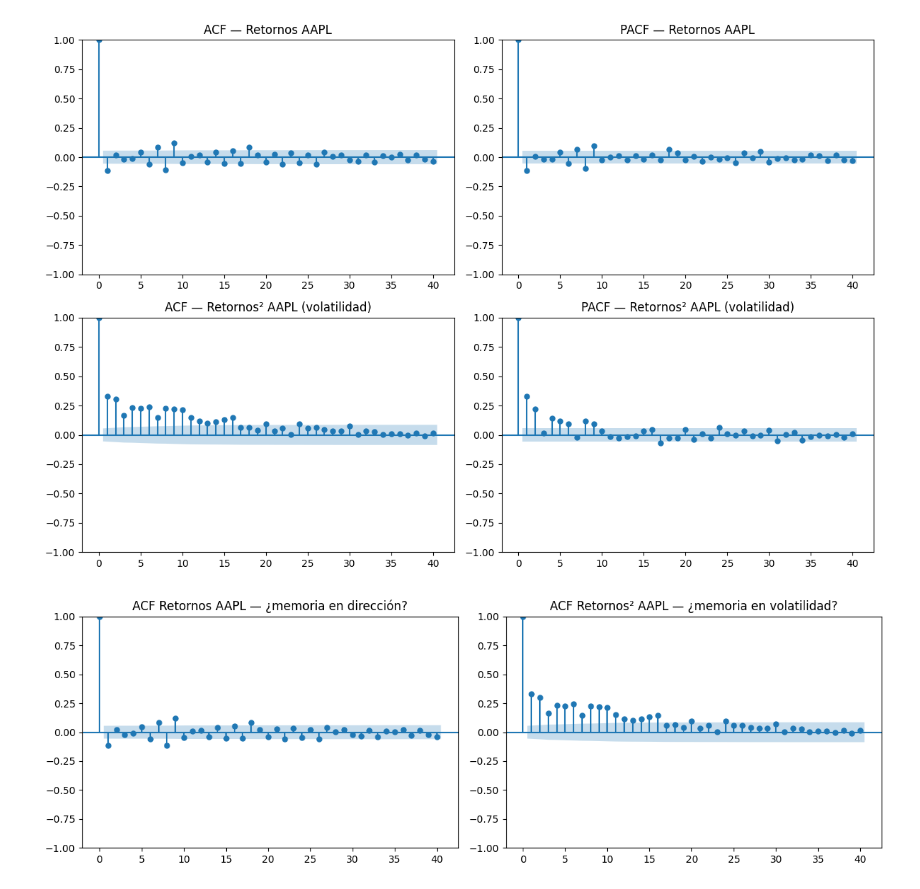
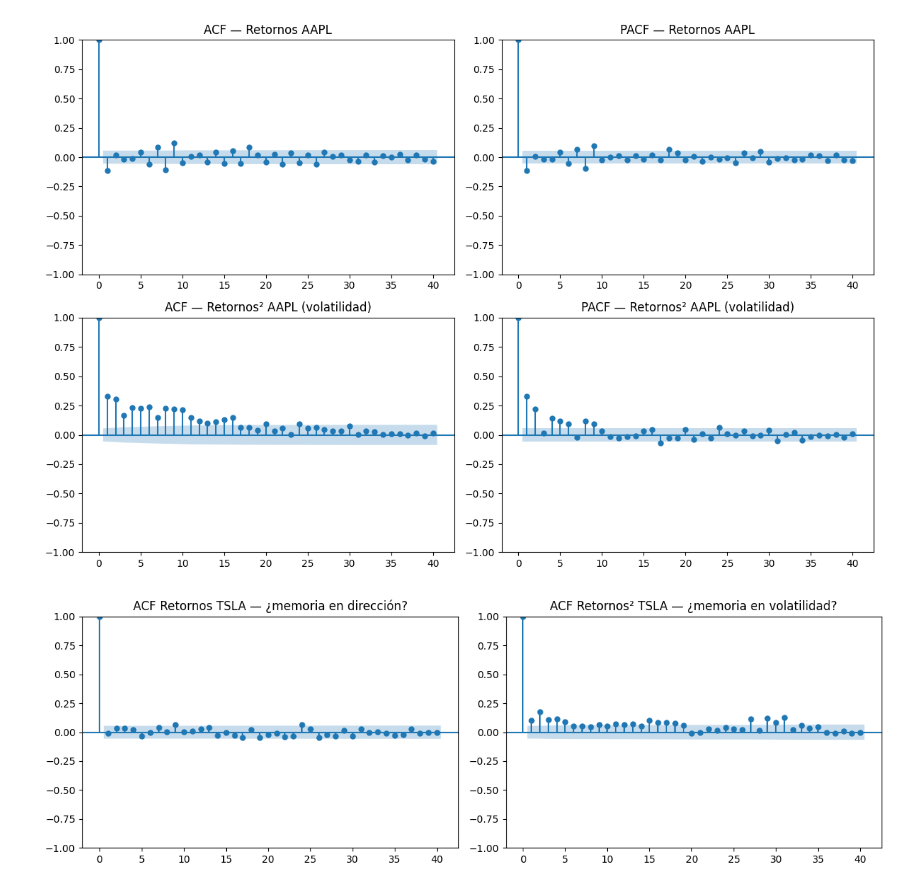
Before and after one commit to Petrack28/RoadMap2BecomeAQuant, a Jupyter notebook: 01-factor-analysis/Semana1.ipynb, the cells around one changed output. Saved outputs shown, nothing was run; the diff lists cells and outputs as text; code cells hidden in the pictures.

Commit message:
W2D2: ACF AAPL vs TSLA, volatility level vs volatility clustering distinction

```diff
--- a/01-factor-analysis/Semana1.ipynb
+++ b/01-factor-analysis/Semana1.ipynb
@@ -1018,14 +1018,14 @@ plt.show()
 # %%
 from statsmodels.graphics.tsaplots import plot_acf
 
 fig, axes = plt.subplots(1, 2, figsize=(12, 4))
 
-plot_acf(returns["AAPL"], lags=40, ax=axes[0],
-         title="ACF Retornos AAPL — ¿memoria en dirección?")
-plot_acf(returns["AAPL"]**2, lags=40, ax=axes[1],
-         title="ACF Retornos² AAPL — ¿memoria en volatilidad?")
+plot_acf(returns["TSLA"], lags=40, ax=axes[0],
+         title="ACF Retornos TSLA — ¿memoria en dirección?")
+plot_acf(returns["TSLA"]**2, lags=40, ax=axes[1],
+         title="ACF Retornos² TSLA — ¿memoria en volatilidad?")
 
 plt.tight_layout()
 plt.show()
 # %% [output]
-[figure, old version]
+[figure, new version]
```
Also changed, not shown: 1 other file.
